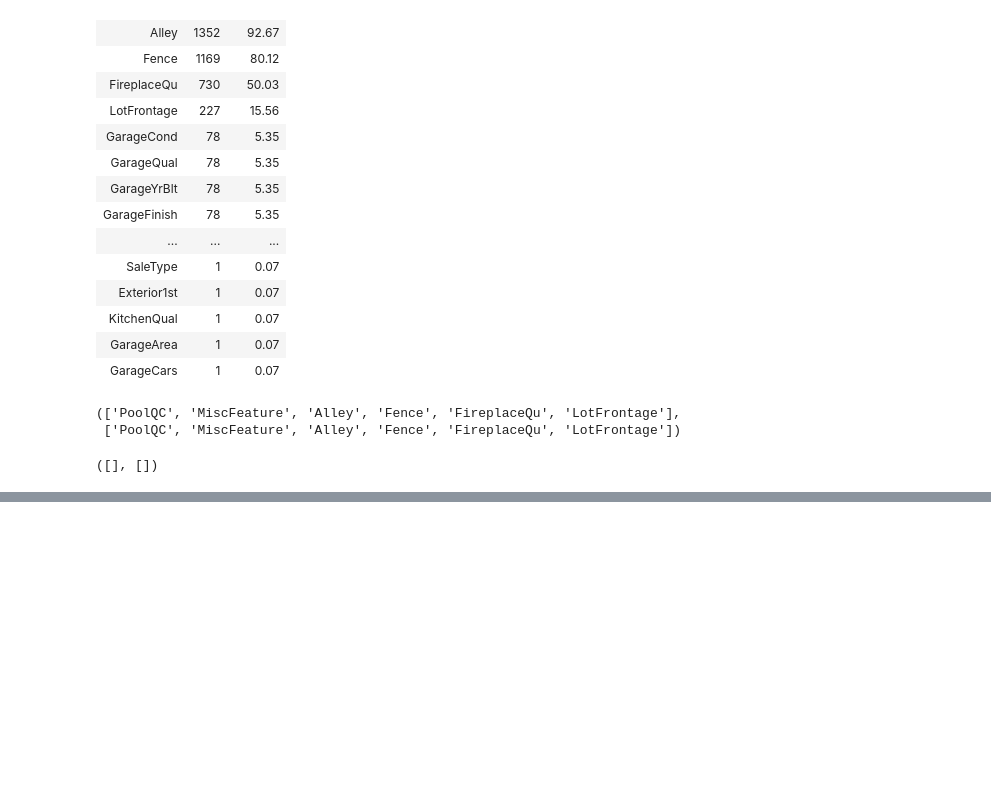
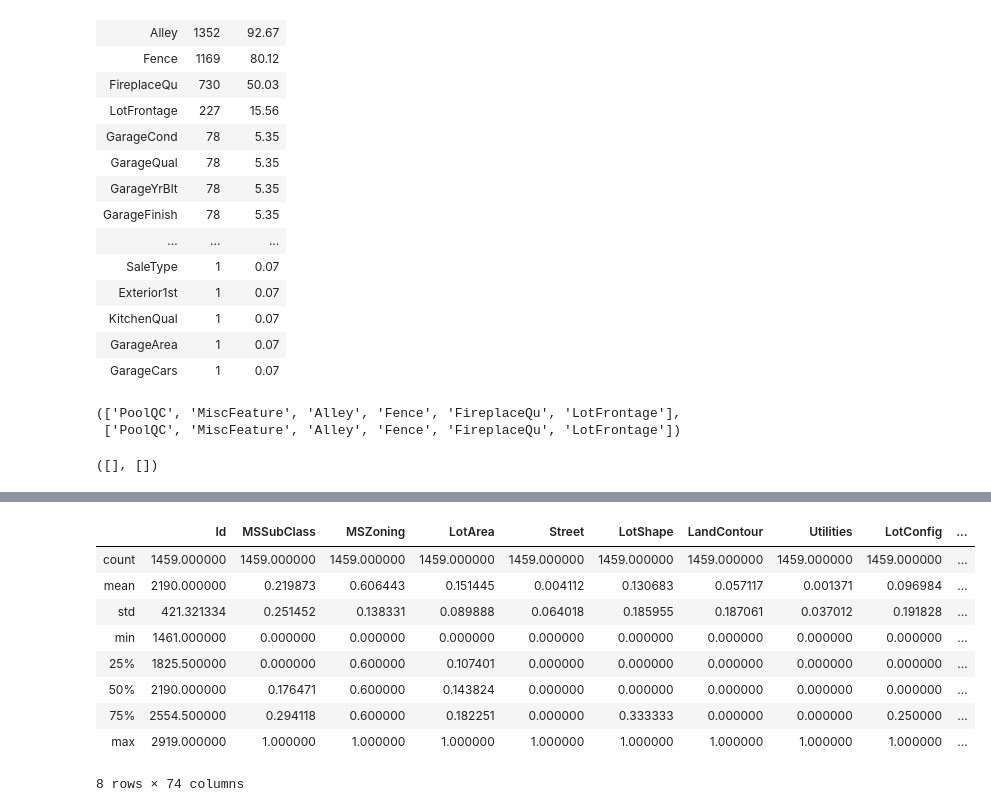
Before and after one commit to volynvlad/jup-notebook, a Jupyter notebook: kaggle/HousePricesAdvancedRegressionTechniques/house_price.ipynb, the cells around one changed output, grey strips where cells are left out. Drawn from its saved outputs; the diff is of its cells as text; code cells hidden in the pictures; blank space fills up the shorter version.

```diff
--- a/kaggle/HousePricesAdvancedRegressionTechniques/house_price.ipynb
+++ b/kaggle/HousePricesAdvancedRegressionTechniques/house_price.ipynb
@@ -203,0 +286,13 @@ list(mis_per_train[mis_per_train['Percent'] > 10].index), list(mis_per_test[mis_
+# %%
+test.describe()
+# %% [output]
+|  | Id | MSSubClass | MSZoning | LotArea | Street | LotShape | LandContour | Utilities | LotConfig | ... |
+| count | 1459.000000 | 1459.000000 | 1459.000000 | 1459.000000 | 1459.000000 | 1459.000000 | 1459.000000 | 1459.000000 | 1459.000000 | ... |
+| mean | 2190.000000 | 0.219873 | 0.606443 | 0.151445 | 0.004112 | 0.130683 | 0.057117 | 0.001371 | 0.096984 | ... |
+| std | 421.321334 | 0.251452 | 0.138331 | 0.089888 | 0.064018 | 0.185955 | 0.187061 | 0.037012 | 0.191828 | ... |
+| min | 1461.000000 | 0.000000 | 0.000000 | 0.000000 | 0.000000 | 0.000000 | 0.000000 | 0.000000 | 0.000000 | ... |
+| 25% | 1825.500000 | 0.000000 | 0.600000 | 0.107401 | 0.000000 | 0.000000 | 0.000000 | 0.000000 | 0.000000 | ... |
+| 50% | 2190.000000 | 0.176471 | 0.600000 | 0.143824 | 0.000000 | 0.000000 | 0.000000 | 0.000000 | 0.000000 | ... |
+| 75% | 2554.500000 | 0.294118 | 0.600000 | 0.182251 | 0.000000 | 0.333333 | 0.000000 | 0.000000 | 0.250000 | ... |
+| max | 2919.000000 | 1.000000 | 1.000000 | 1.000000 | 1.000000 | 1.000000 | 1.000000 | 1.000000 | 1.000000 | ... |
+8 rows × 74 columns
```
Also changed, not shown: parts of 31 cells of this notebook, 2 other files.
